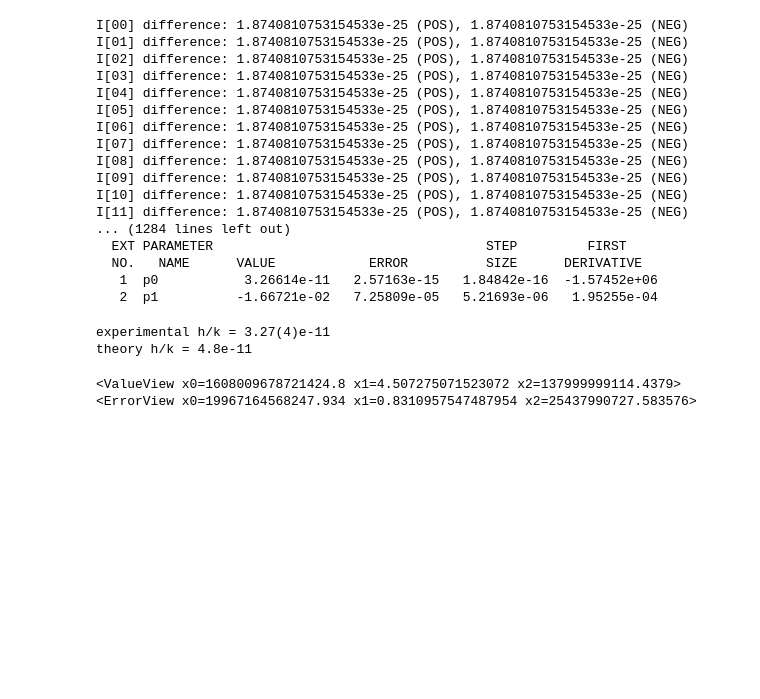
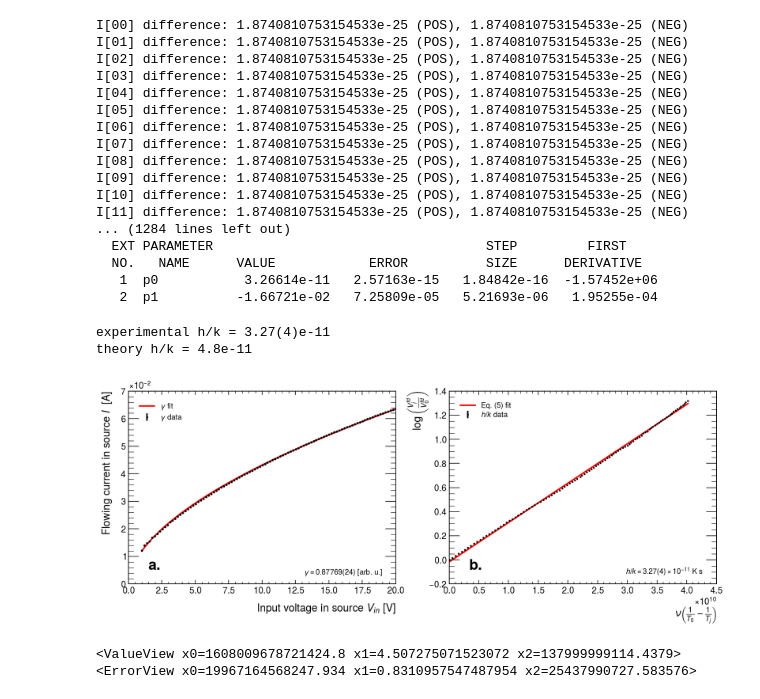
Before and after one commit to mattiasotgia/e8_const, a Jupyter notebook: partial_data_offline.ipynb, the cells around one changed output. Cells and saved outputs as stored; diff of their text form; code cells hidden in the pictures; blank space fills up the shorter version.

```diff
--- a/partial_data_offline.ipynb
+++ b/partial_data_offline.ipynb
@@ -15,12 +15,12 @@ Welcome to JupyROOT 6.24/02
 # %% [markdown]
 Analisi per ottenere valore di $\gamma$. Conosciamo la relazione di fit che è $$ I = \alpha\cdot V^{\frac{4\gamma-1}{4\gamma+1}} $$
 # %%
-V, μ_I, σ_I = np.loadtxt('dati_offline_prelim/lamp.txt', unpack=True)
+V_γ, μ_I_γ, σ_I_γ = np.loadtxt('dati_offline_prelim/lamp.txt', unpack=True)
 
 def f(V, α, γ):
     return α*(V**((4*γ-1)/(4*γ+1)))
 
-χ2= cost.LeastSquares(V, μ_I, σ_I, model=f)
+χ2= cost.LeastSquares(V_γ, μ_I_γ, σ_I_γ, model=f)
 
 m_γ = Minuit(χ2, α=1e-2, γ=0.8)
 m_γ.migrad()
@@ -267,28 +267,53 @@ print(f'experimental h/k = {ufloat(μ_hk_bias, np.sqrt(σ_hk_true2)):uS}\ntheory
 # %% [output]
 experimental h/k = 3.27(4)e-11
 theory h/k = 4.8e-11
-# %%
-e_h1=2.52e14*1e34
-σ_e_h1=0.1e14*1e34
-e_k1=1.144e4*1e34
-σ_e_k1=40*1e34
-
-e=1.608e-19*1e34
-σ_e=0.02e-19*1e34
-
-def chi2(par):
-    val = ((par[0]/par[2]-e_k1)/(σ_e_k1))**2 + ((par[1]/par[2]-μ_hk_bias)/np.sqrt(σ_hk_true2))**2 + ((par[0]-e)/(σ_e))**2 + ((par[0]/(par[1])-e_h1)/(σ_e_h1))**2
-    return val
-
-
-par=np.array([1.61e-19*1e34,6,1.38e-23*1e34])
-
-m = Minuit(chi2,par)
-
-m.migrad()
-
-print(m.values)
-print(m.errors)
-# %% [output]
-<ValueView x0=1608009678721424.8 x1=4.507275071523072 x2=137999999114.4379>
-<ErrorView x0=19967164568247.934 x1=0.8310957547487954 x2=25437990727.583576>
+# %%
+
+fig, (ax1, ax2) = plt.subplots(1,2,figsize=(14, 4.5))
+
+ax1.set_xlabel('Input voltage in source $V_{in}$ [V]')
+ax1.set_ylabel('Flowing current in source $I$  [A]')
+ax1.errorbar(V_γ, μ_I_γ, σ_I_γ, fmt='k.', markersize=4, label=r'$\gamma$ data')
+ax1.plot(V_γ, f(V_γ, *m_γ.values), 'r', label='$\gamma$ fit')
+ax1.text(0.95, 0.05, f'\n$\\gamma = {ufloat(γ, σ_γ):uS}$ [arb. u.]', ha='right', transform=ax1.transAxes)
+ax1.text(0.075, 0.075, 'a.', transform=ax1.transAxes, weight='bold', size=20)
+ax1.legend()
+
+def y_hk(LOG, hk, offset):
+    return hk*LOG + offset
+
+ax2.set_ylabel(r'$\log\left(\frac{V^{fd}_j}{V^{fd}_0}\right)$', labelpad=-2)
+ax2.set_xlabel(r'$\nu\left(\frac{1}{T_0} - \frac{1}{T_j}\right)$', labelpad=15)
+ax2.errorbar(TEMP_DIFF, LOG, yerr=σ_LOG, fmt='.', color = 'k', markersize = 3, label = r'$h/k$ data')
+ax2.plot(TEMP_DIFF, y_hk(TEMP_DIFF, f_hk.GetParameter(0), f_hk.GetParameter(1)), color = 'r', label = 'Eq. (5) fit')
+ax2.legend()
+ax2.text(0.95, 0.05, f'\n$h/k = {ufloat(μ_hk_bias, np.sqrt(σ_hk_true2)):uSL}$ K s', ha='right', transform=ax2.transAxes)
+ax2.text(0.075, 0.075, 'b.', transform=ax2.transAxes, weight='bold', size=20)
+fig.savefig('report/fig/plot_hk.pdf', bbox_inches='tight')
+# %% [output]
+[figure, added]
+# %%
+e_h1=2.52e14*1e34
+σ_e_h1=0.1e14*1e34
+e_k1=1.144e4*1e34
+σ_e_k1=40*1e34
+
+e=1.608e-19*1e34
+σ_e=0.02e-19*1e34
+
+def chi2(par):
+    val = ((par[0]/par[2]-e_k1)/(σ_e_k1))**2 + ((par[1]/par[2]-μ_hk_bias)/np.sqrt(σ_hk_true2))**2 + ((par[0]-e)/(σ_e))**2 + ((par[0]/(par[1])-e_h1)/(σ_e_h1))**2
+    return val
+
+
+par=np.array([1.61e-19*1e34,6,1.38e-23*1e34])
+
+m = Minuit(chi2,par)
+
+m.migrad()
+
+print(m.values)
+print(m.errors)
+# %% [output]
+<ValueView x0=1608009678721424.8 x1=4.507275071523072 x2=137999999114.4379>
+<ErrorView x0=19967164568247.934 x1=0.8310957547487954 x2=25437990727.583576>
```
Also changed, not shown: parts of 1 cell of this notebook, 4 other files.
